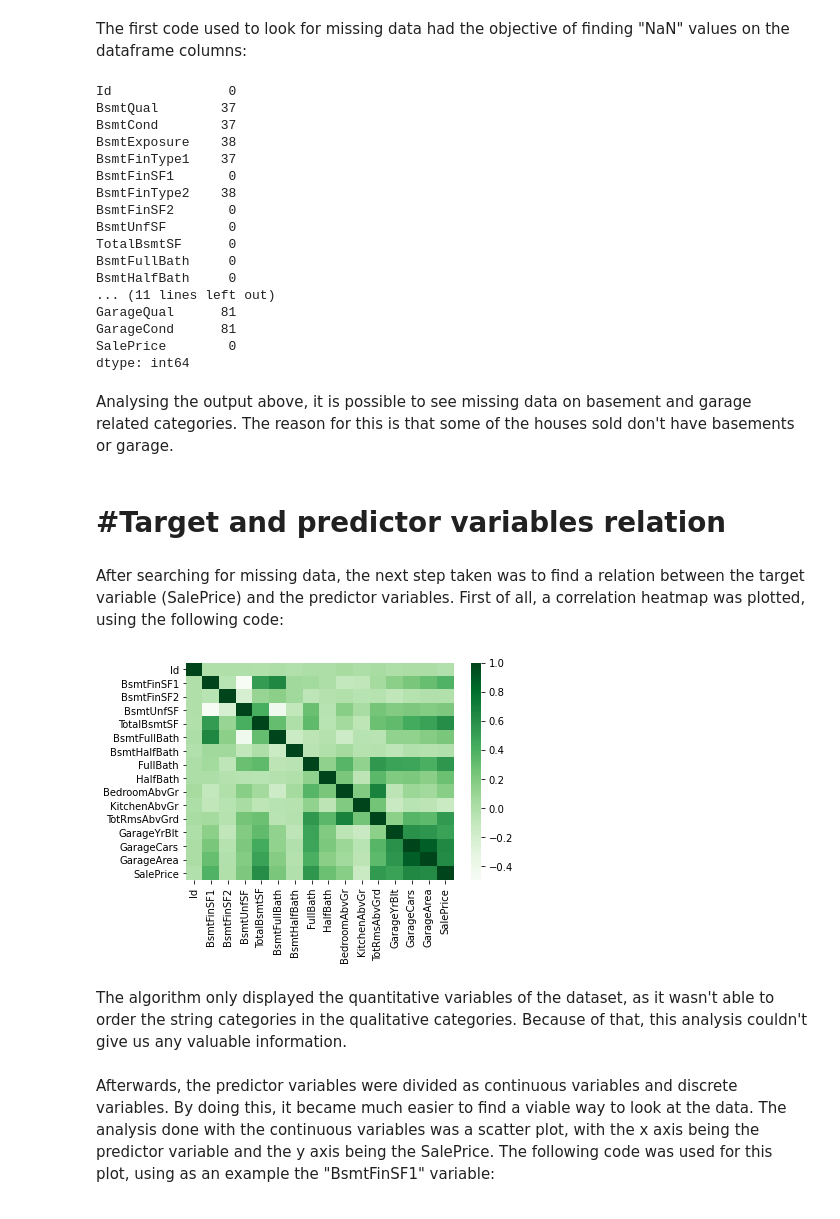
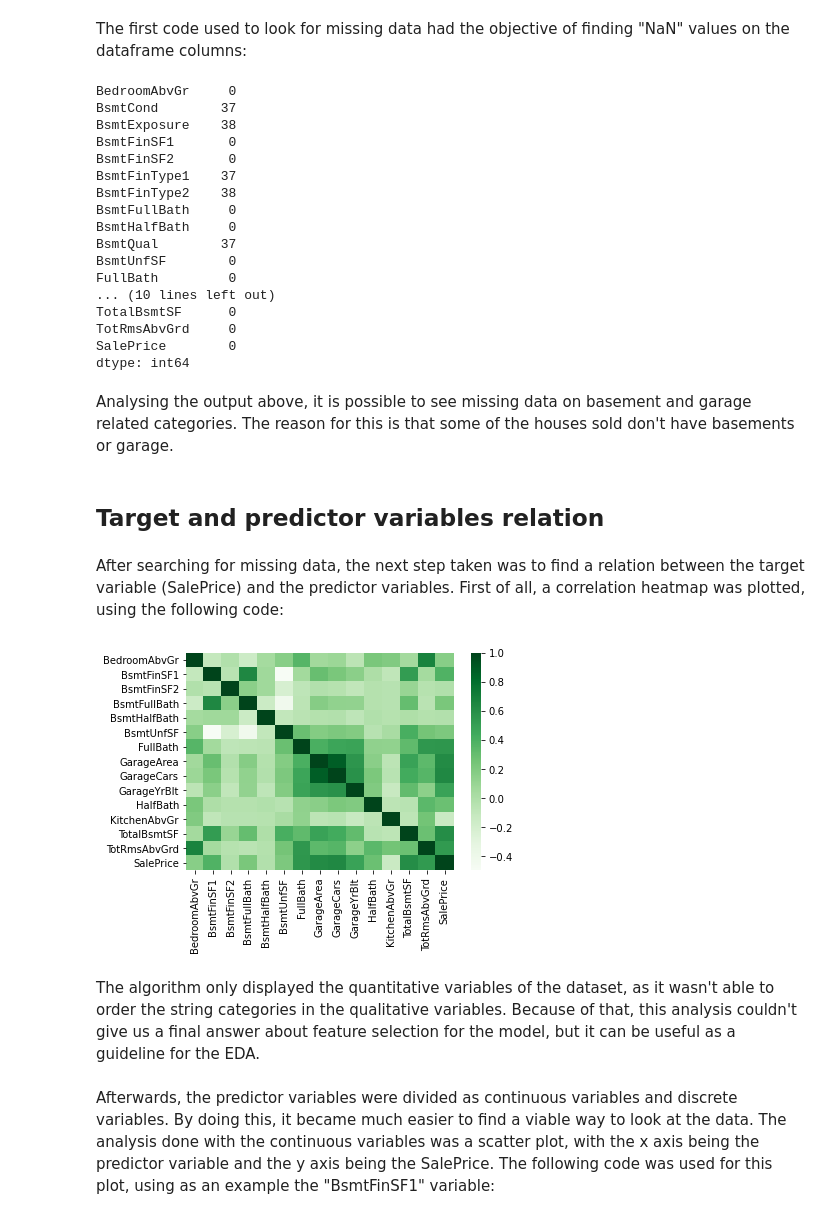
Before and after one commit to neo-empresarial/house_pricing_challenge, a Jupyter notebook: notebooks/1.0-vse-eda-rooms.ipynb, the cells around one changed output. Saved outputs shown, nothing was run; the diff lists cells and outputs as text; code cells hidden in the pictures.

```diff
--- a/notebooks/1.0-vse-eda-rooms.ipynb
+++ b/notebooks/1.0-vse-eda-rooms.ipynb
@@ -6,58 +12,51 @@ To explore all the 81 collumns of this dataframe, the NEO team decided to split
 The rooms data is composed of 24 categories, which are listed below:
 # %%
 rooms_columns = ['BedroomAbvGr', 'BsmtCond', 'BsmtExposure', 'BsmtFinSF1','BsmtFinSF2',
-                'BsmtFinType1', 'BsmtFinType2', 'BsmtFullBath', 'BsmtHalfBath', 'BmstQual',
+                'BsmtFinType1', 'BsmtFinType2', 'BsmtFullBath', 'BsmtHalfBath', 'BsmtQual',
                 'BsmtUnfSF', 'FullBath', 'GarageArea', 'GarageCars', 'GarageCond',
                 'GarageFinish', 'GarageQual', 'GarageType', 'GarageYrBlt', 'HalfBath',
-                 'KitchenAbvGr', 'KitchenQual', 'TotalBmstSF', 'TotRmsAbvGrd']
+                 'KitchenAbvGr', 'KitchenQual', 'TotalBsmtSF', 'TotRmsAbvGrd', 'SalePrice']
 # %% [markdown]
 ## Missing data
 # %% [markdown]
 The first code used to look for missing data had the objective of finding "NaN" values on the dataframe columns:
 # %%
-import pandas as pd
+df = pd.read_csv('C:/Users/victo/Desktop/NEO/house_pricing_challenge_data/train.csv')
 
-df = pd.read_csv('C:/Users/gilan/Desktop/Victor/NEO/N67/rooms.csv')
-
-print(len(df) - df.count())
+print(len(df[rooms_columns]) - df[rooms_columns].count())
 # %% [output]
-Id               0
-BsmtQual        37
+BedroomAbvGr     0
 BsmtCond        37
 BsmtExposure    38
+BsmtFinSF1       0
+BsmtFinSF2       0
 BsmtFinType1    37
-BsmtFinSF1       0
 BsmtFinType2    38
-BsmtFinSF2       0
-BsmtUnfSF        0
-TotalBsmtSF      0
 BsmtFullBath     0
 BsmtHalfBath     0
-... (11 lines left out)
-GarageQual      81
-GarageCond      81
+BsmtQual        37
+BsmtUnfSF        0
+FullBath         0
+... (10 lines left out)
+TotalBsmtSF      0
+TotRmsAbvGrd     0
 SalePrice        0
 dtype: int64
 # %% [markdown]
 Analysing the output above, it is possible to see missing data on basement and garage related categories. The reason for this is that some of the houses sold don't have basements or garage.
 # %% [markdown]
-# #Target and predictor variables relation
+## Target and predictor variables relation
 # %% [markdown]
 After searching for missing data, the next step taken was to find a relation between the target variable (SalePrice) and the predictor variables.
 First of all, a correlation heatmap was plotted, using the following code:
-# %%
-import pandas as pd
-import seaborn as sn
-import matplotlib.pyplot as plt
-
-df = pd.read_csv('C:/Users/gilan/Desktop/Victor/NEO/N67/rooms.csv')
-corrMatrix = df.corr()
-sn.heatmap(corrMatrix, cmap='Greens')
-plt.show()
-# %% [output]
-[figure, removed]
+# %%
+corrMatrix = df[rooms_columns].corr()
+sn.heatmap(corrMatrix, cmap='Greens')
+plt.show()
+# %% [output]
+[figure, added]
 # %% [markdown]
-The algorithm only displayed the quantitative variables of the dataset, as it wasn't able to order the string categories in the qualitative categories. Because of that, this analysis couldn't give us any valuable information.
+The algorithm only displayed the quantitative variables of the dataset, as it wasn't able to order the string categories in the qualitative variables. Because of that, this analysis couldn't give us a final answer about feature selection for the model, but it can be useful as a guideline for the EDA.
 # %% [markdown]
 Afterwards, the predictor variables were divided as continuous variables and discrete variables. By doing this, it became much easier to find a viable way to look at the data.
 The analysis done with the continuous variables was a scatter plot, with the x axis being the predictor variable and the y axis being the SalePrice. The following code was used for this plot, using as an example the "BsmtFinSF1" variable:
```
Also changed, not shown: parts of 12 cells of this notebook.
